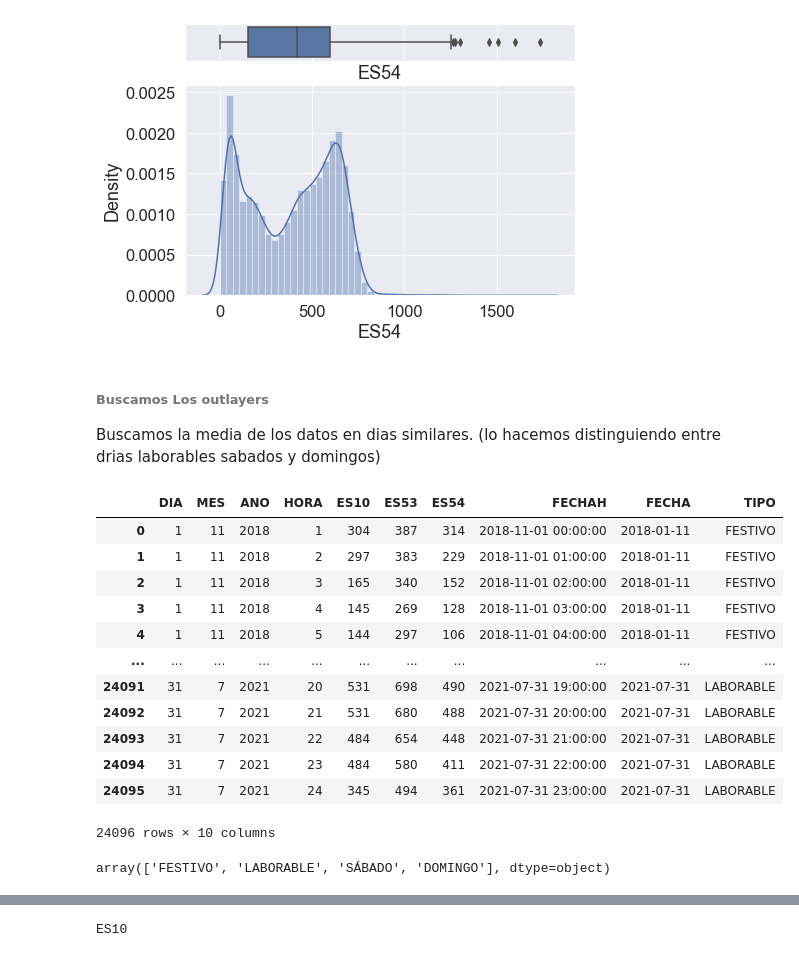
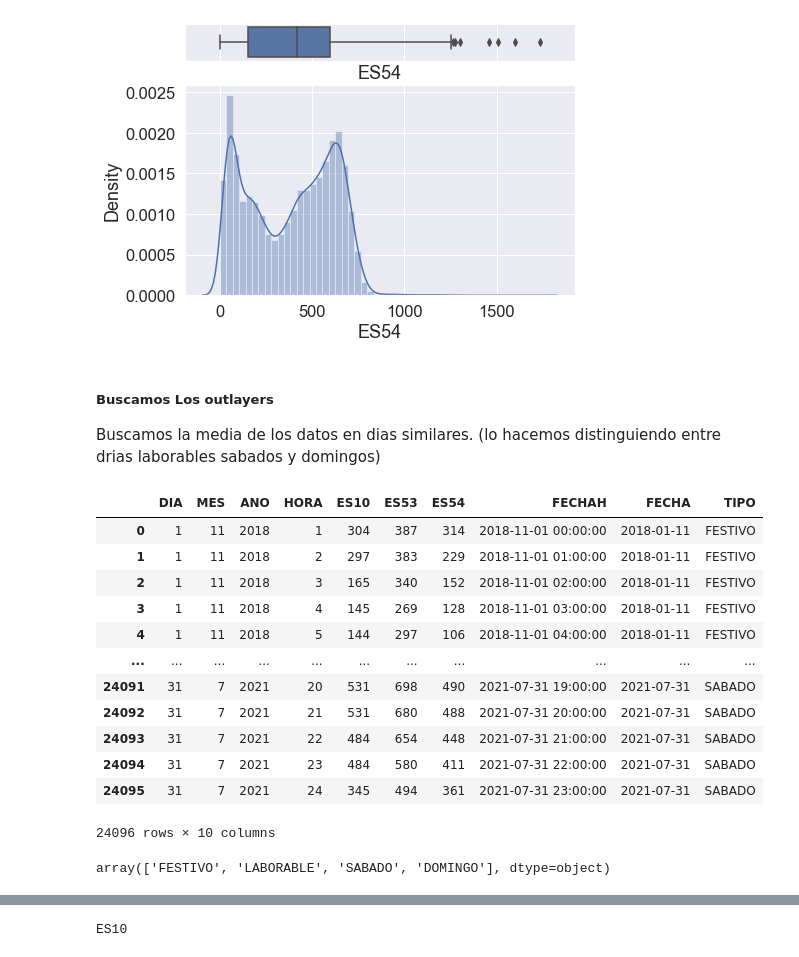
Before and after one commit to albercol/TFG, a Jupyter notebook: Fase2/Fase 2.2 (outliers)/OutliersTrafico.ipynb, the cells around one changed output, grey strips where cells are left out. Drawn from its saved outputs; the diff is of its cells as text; code cells hidden in the pictures.

```diff
--- a/Fase2/Fase 2.2 (outliers)/OutliersTrafico.ipynb
+++ b/Fase2/Fase 2.2 (outliers)/OutliersTrafico.ipynb
@@ -154,49 +154,55 @@ ES53
 ES54
 [figure]
 # %% [markdown]
-###### Buscamos Los outlayers
+##### Buscamos Los outlayers
 Buscamos la media de los datos en dias similares. (lo hacemos distinguiendo entre drias laborables sabados y domingos)
 # %%
 festivos = pd.read_csv("https://raw.githubusercontent.com/albercol/TFG/main/Fase%201.3/Festividades/FESTIVOS.csv",sep=";")
 festivos.columns = ["FECHA","DIA","TIPO","FESTIVIDAD","NOM_FESTIVIDAD"]
 
 # los huecos en tipo parecen ser todos días laborables
 festivos["TIPO"].fillna("laborable", inplace=True)
+
 #eliminabos los nulos de FECHA y DIA.
 festivos.dropna(subset=["FECHA","DIA"],inplace=True)
 
 #Convertimos FECHA a dateTime
 festivos["FECHA"] = pd.to_datetime(festivos['FECHA'])
 
 #Transformamos la columna tipo en mayúsculas.
 festivos["TIPO"] = festivos["TIPO"].str.upper()
 
+#Como a partir de una fecha deja de contar sabados y domingos cogemos el valor que este en el día y se sustituye en la columna tipo.
+festivos.loc[(festivos.DIA == 'sábado') & (festivos.TIPO != 'FESTIVO'),"TIPO"]='SABADO'
+festivos.loc[(festivos.DIA == 'domingo') & (festivos.TIPO != 'FESTIVO'),"TIPO"]='DOMINGO'
+
 #Filtramos el dataframe quedandonos solo con las columnas FECHA y TIPO
 festivoscols = festivos[["FECHA","TIPO"]]
+festivoscols
 
 # añadir la información de un dataframe al otro
 # left join
 df = df.merge(festivoscols, on='FECHA', how = 'left')
 df
 # %% [output]
 |  | DIA | MES | ANO | HORA | ES10 | ES53 | ES54 | FECHAH | FECHA | TIPO |
 | 0 | 1 | 11 | 2018 | 1 | 304 | 387 | 314 | 2018-11-01 00:00:00 | 2018-01-11 | FESTIVO |
 | 1 | 1 | 11 | 2018 | 2 | 297 | 383 | 229 | 2018-11-01 01:00:00 | 2018-01-11 | FESTIVO |
 | 2 | 1 | 11 | 2018 | 3 | 165 | 340 | 152 | 2018-11-01 02:00:00 | 2018-01-11 | FESTIVO |
 | 3 | 1 | 11 | 2018 | 4 | 145 | 269 | 128 | 2018-11-01 03:00:00 | 2018-01-11 | FESTIVO |
 | 4 | 1 | 11 | 2018 | 5 | 144 | 297 | 106 | 2018-11-01 04:00:00 | 2018-01-11 | FESTIVO |
 | ... | ... | ... | ... | ... | ... | ... | ... | ... | ... | ... |
-| 24091 | 31 | 7 | 2021 | 20 | 531 | 698 | 490 | 2021-07-31 19:00:00 | 2021-07-31 | LABORABLE |
-| 24092 | 31 | 7 | 2021 | 21 | 531 | 680 | 488 | 2021-07-31 20:00:00 | 2021-07-31 | LABORABLE |
-| 24093 | 31 | 7 | 2021 | 22 | 484 | 654 | 448 | 2021-07-31 21:00:00 | 2021-07-31 | LABORABLE |
-| 24094 | 31 | 7 | 2021 | 23 | 484 | 580 | 411 | 2021-07-31 22:00:00 | 2021-07-31 | LABORABLE |
-| 24095 | 31 | 7 | 2021 | 24 | 345 | 494 | 361 | 2021-07-31 23:00:00 | 2021-07-31 | LABORABLE |
+| 24091 | 31 | 7 | 2021 | 20 | 531 | 698 | 490 | 2021-07-31 19:00:00 | 2021-07-31 | SABADO |
+| 24092 | 31 | 7 | 2021 | 21 | 531 | 680 | 488 | 2021-07-31 20:00:00 | 2021-07-31 | SABADO |
+| 24093 | 31 | 7 | 2021 | 22 | 484 | 654 | 448 | 2021-07-31 21:00:00 | 2021-07-31 | SABADO |
+| 24094 | 31 | 7 | 2021 | 23 | 484 | 580 | 411 | 2021-07-31 22:00:00 | 2021-07-31 | SABADO |
+| 24095 | 31 | 7 | 2021 | 24 | 345 | 494 | 361 | 2021-07-31 23:00:00 | 2021-07-31 | SABADO |
 24096 rows × 10 columns
 # %%
 #Obtenemos los tipos de día que tenemos en el datafreme
 df.TIPO.unique()
 # %% [output]
-array(['FESTIVO', 'LABORABLE', 'SÁBADO', 'DOMINGO'], dtype=object)
+array(['FESTIVO', 'LABORABLE', 'SABADO', 'DOMINGO'], dtype=object)
 # %%
 from scipy import stats
 # calculamos los máximos por día
```
Also changed, not shown: parts of 2 cells of this notebook, 4 other files.
